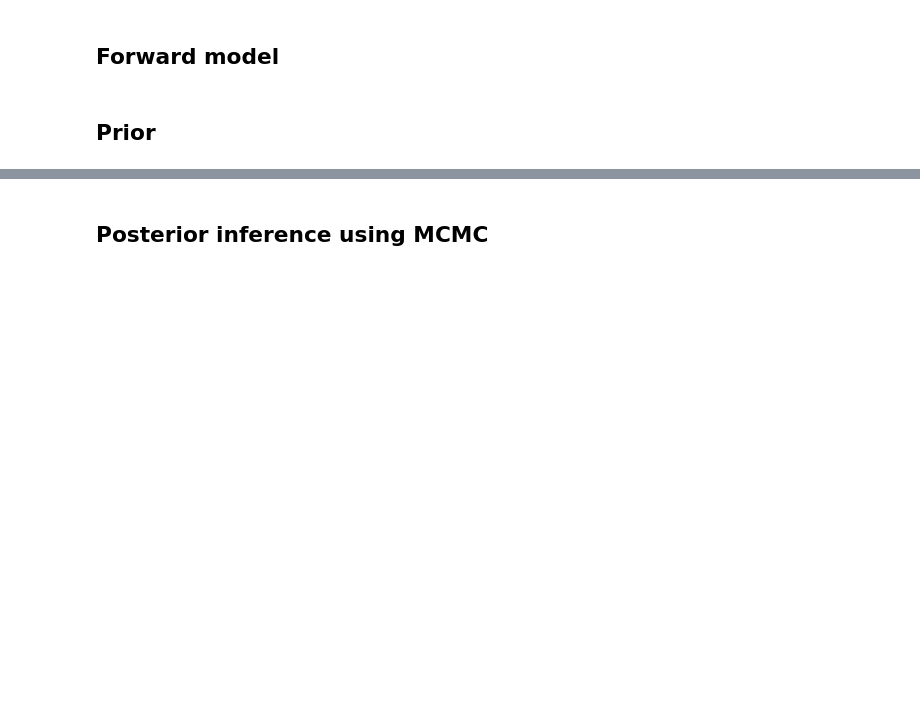
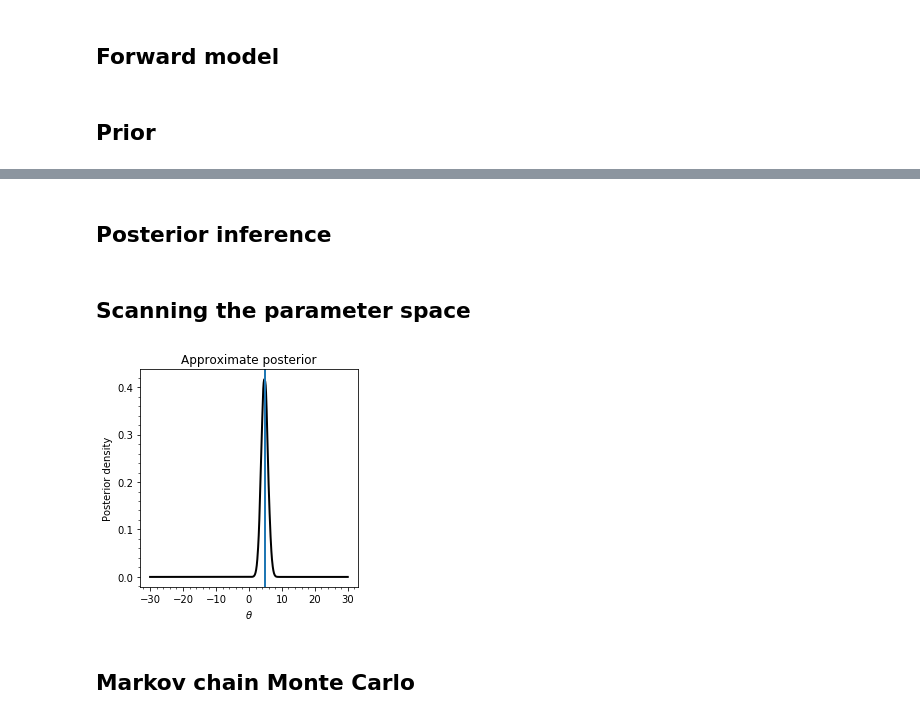
Before and after one commit to montefiore-institute/hypothesis, a Jupyter notebook: examples/markov-chain-monte-carlo/aalr_metropolis_hastings.ipynb, the cells around one changed output, grey strips where cells are left out. Drawn from its saved outputs; the diff is of its cells as text; code cells hidden in the pictures; blank space fills up the shorter version.

Commit message:
Add AALR-MCMC example notebook

```diff
--- a/examples/markov-chain-monte-carlo/aalr_metropolis_hastings.ipynb
+++ b/examples/markov-chain-monte-carlo/aalr_metropolis_hastings.ipynb
@@ -69,24 +81,0 @@ In some cases the criterion based on the logits might be more numerically prefer
-# %%
-from hypothesis.nn.conditional_ratio_estimator import ConditionalRatioEstimatorLogitsCriterion
-
-ratio_estimator = MLPRatioEstimator(inputs_shape, outputs_shape, layers=layers, activation=activation)
-ratio_estimator.train()
-criterion = ConditionalRatioEstimatorLogitsCriterion(ratio_estimator, batch_size)
-optimizer = torch.optim.Adam(ratio_estimator.parameters())
-
-losses = []
-for epoch in range(epochs):
-    data_loader = torch.utils.data.DataLoader(dataset, num_workers=2, batch_size=batch_size, drop_last=True)
-    num_batches = len(data_loader)
-    data_loader = iter(data_loader)
-    for batch_index in range(num_batches):
-        optimizer.zero_grad()
-        inputs, outputs = next(data_loader)
-        loss = criterion(inputs, outputs)
-        loss.backward()
-        optimizer.step()
-    losses.append(loss.cpu().item())
-
-losses = np.array(losses)
-plt.plot(np.arange(epochs), np.log(losses), lw=2, color="black")
-plt.show()
@@ -94,0 +82,3 @@ plt.show()
+# %%
+ratio_estimator = ratio_estimator.cpu()
+ratio_estimator.eval()
@@ -95,2 +103,26 @@ plt.show()
 # %% [markdown]
-## Posterior inference using MCMC
+## Posterior inference
+# %%
+observation = simulator(prior.sample())
+# %% [markdown]
+## Scanning the parameter space
+# %%
+resolution = 1000
+inputs = torch.linspace(-30, 30, resolution)
+outputs = observation.repeat(1, resolution)
+
+with torch.no_grad():
+    log_posterior = ratio_estimator.log_ratio(inputs, outputs).view(-1) + prior.log_prob(inputs)
+
+plt.plot(inputs.numpy(), log_posterior.exp().numpy(), lw=2, color="black")
+plt.axvline(observation.item(), lw=2, color="C0") # Mark the true MAP
+plt.minorticks_on()
+plt.xlabel(r"$\theta$")
+plt.ylabel("Posterior density")
+plt.title("Approximate posterior")
+make_square(plt.gca())
+plt.show()
+# %% [output]
+[figure, added]
+# %% [markdown]
+## Markov chain Monte Carlo
```
Also changed, not shown: parts of 16 cells of this notebook.
